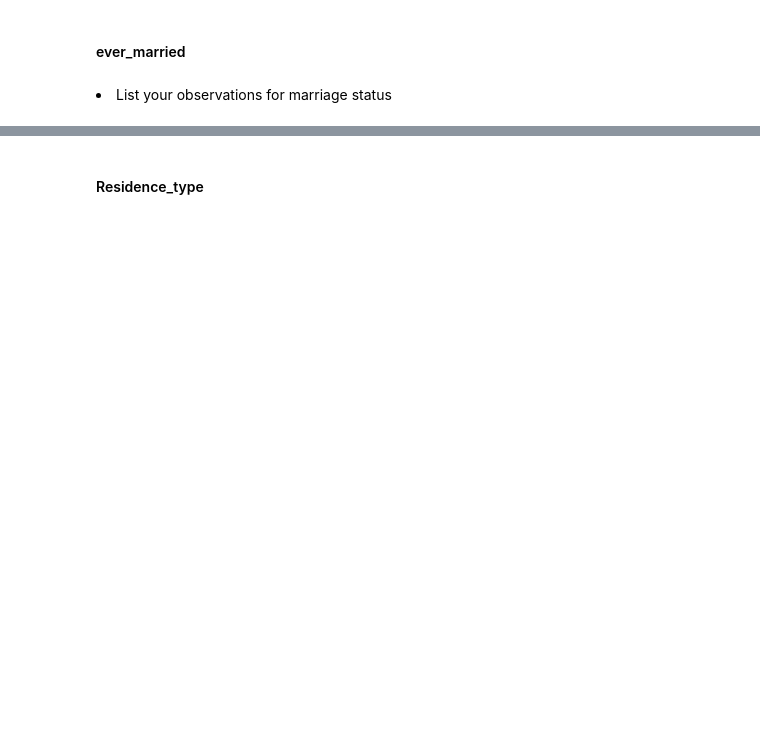
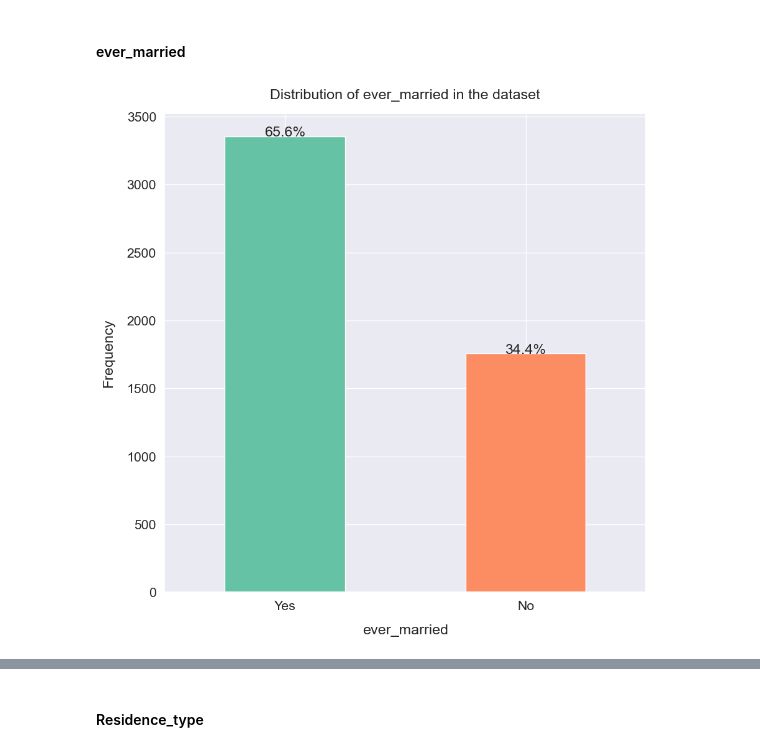
Before and after one commit to Naresh-Dhimal/Datascience-and-ML-using-python, a Jupyter notebook: week8/Day2/ai_workshop_student_version.ipynb, the cells around one changed output, grey strips where cells are left out. Saved outputs shown, nothing was run; the diff lists cells and outputs as text; code cells hidden in the pictures; blank space fills up the shorter version.

```diff
--- a/week8/Day2/ai_workshop_student_version.ipynb
+++ b/week8/Day2/ai_workshop_student_version.ipynb
@@ -475,7 +487,7 @@ df
 # %%
 ## Display plot for "ever_married"
 ### START CODE HERE ###
-
+univariate_barplot(data=df, xlabel="ever_married")
 ### END CODE HERE ###
+# %% [output]
+[figure, added]
-# %% [markdown]
-<li>List your observations for marriage status</li>
```
Also changed, not shown: parts of 68 cells of this notebook.
